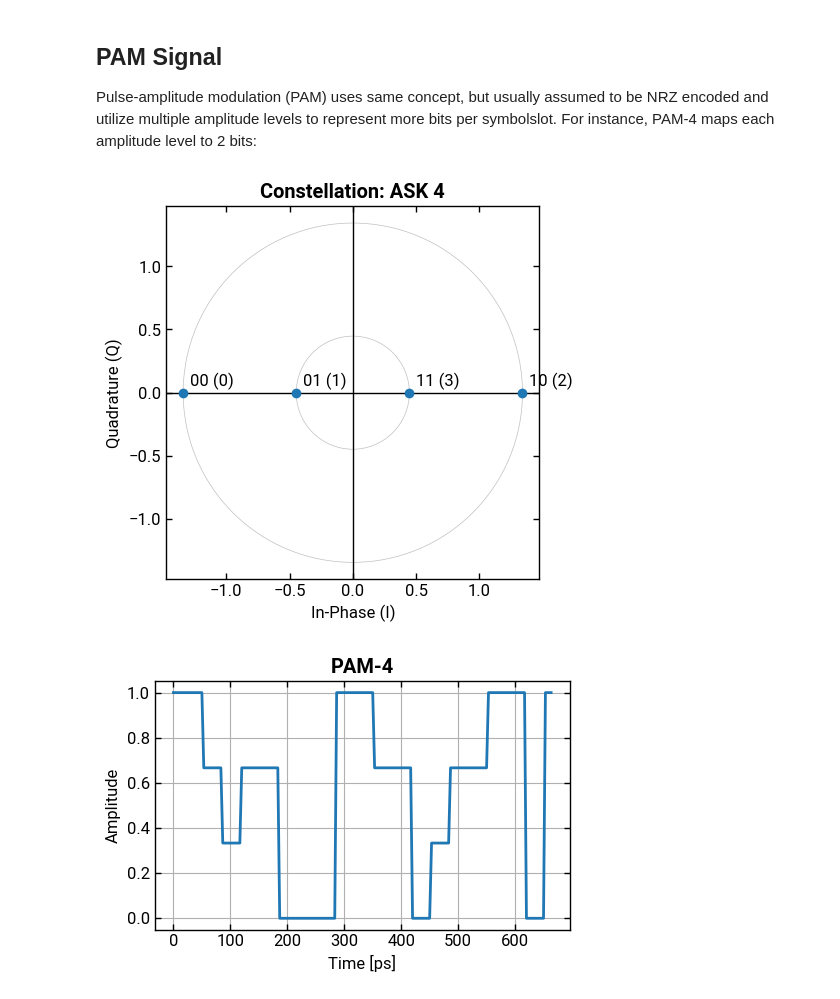
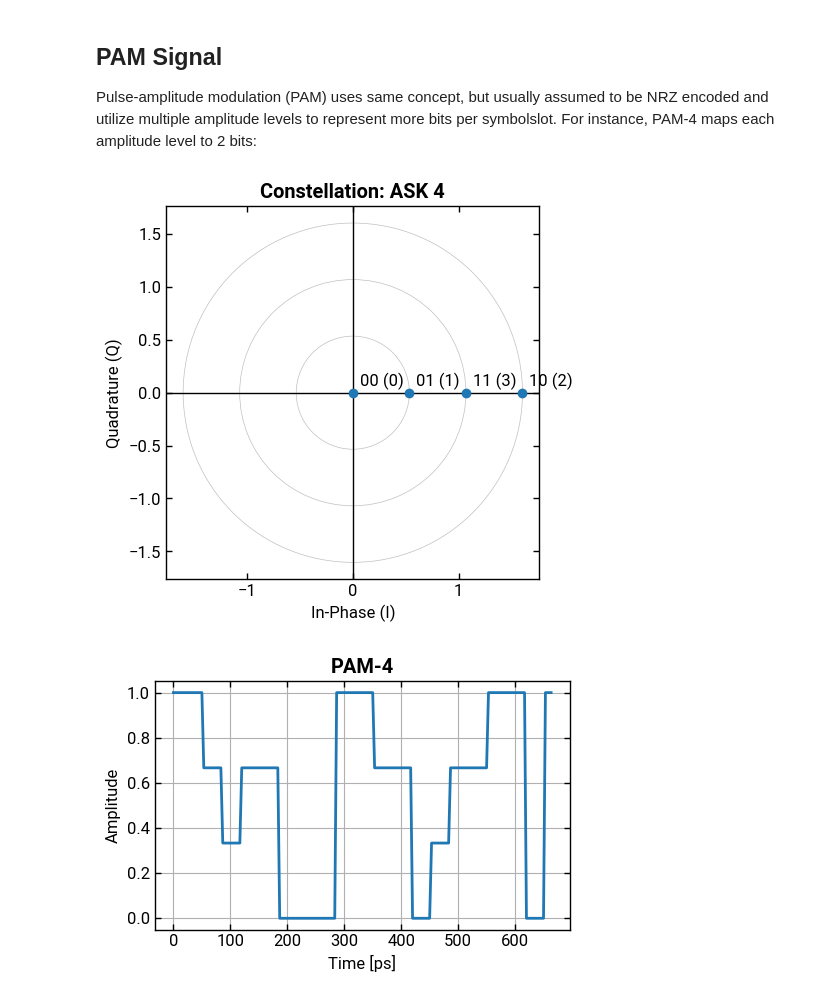
Before and after one commit to lokgar/commstools, a Jupyter notebook: examples/01-pam-waveforms.ipynb, the cells around one changed output. Drawn from its saved outputs; the diff is of its cells as text; code cells hidden in the pictures.

```diff
--- a/examples/01-pam-waveforms.ipynb
+++ b/examples/01-pam-waveforms.ipynb
@@ -166,9 +166,9 @@ ook_nrz_smoothrect_n.plot_eye(title="Smoothened Shape", show=True)
 Pulse-amplitude modulation (PAM) uses same concept, but usually assumed to be NRZ encoded and utilize multiple amplitude levels to represent more bits per symbolslot.
 For instance, PAM-4 maps each amplitude level to 2 bits:
 # %%
-ideal_constellation(modulation="ask", order=4, show=True)
+ideal_constellation(modulation="ask", order=4, show=True, unipolar=True)
 # %% [output]
-[figure, old version]
+[figure, new version]
 # %%
 Signal.pam(
     order=4,
```
Also changed, not shown: parts of 8 cells of this notebook, 26 other files.
